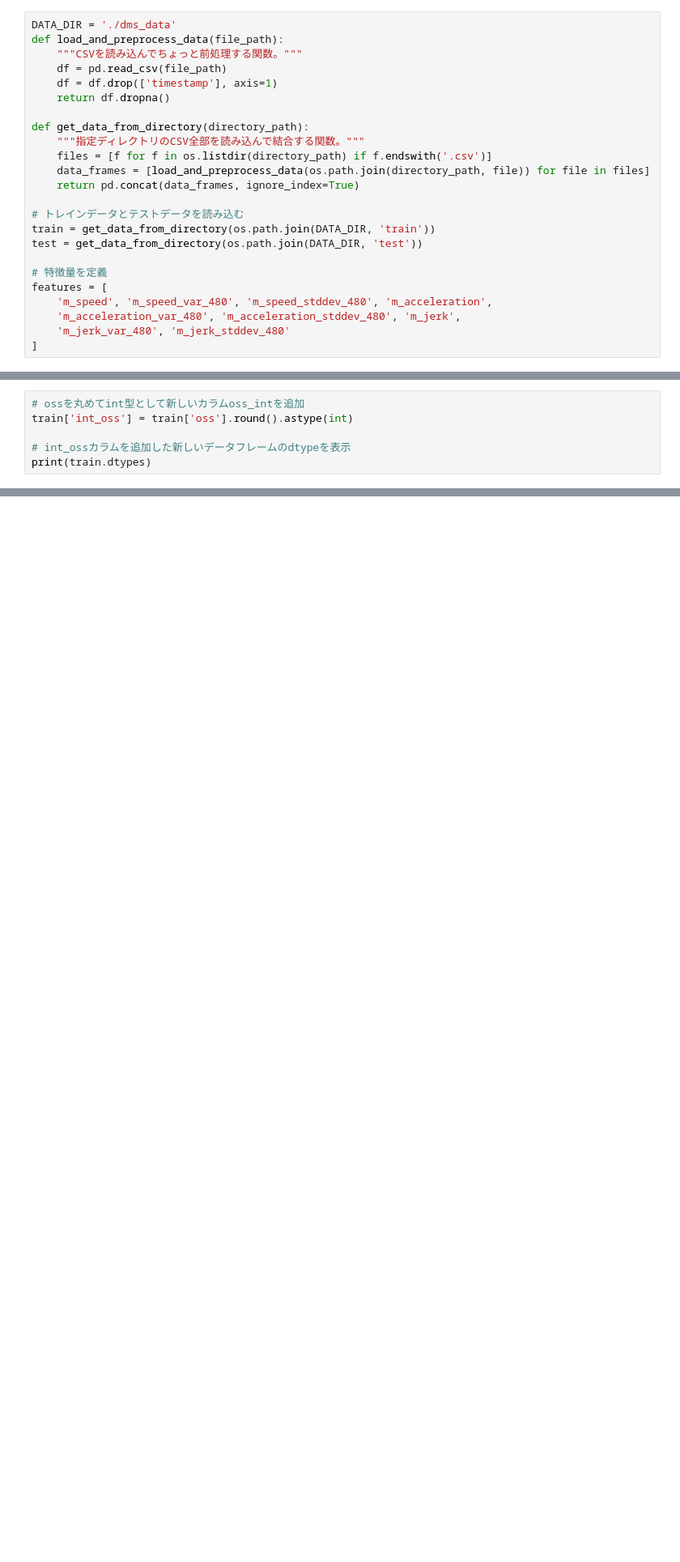
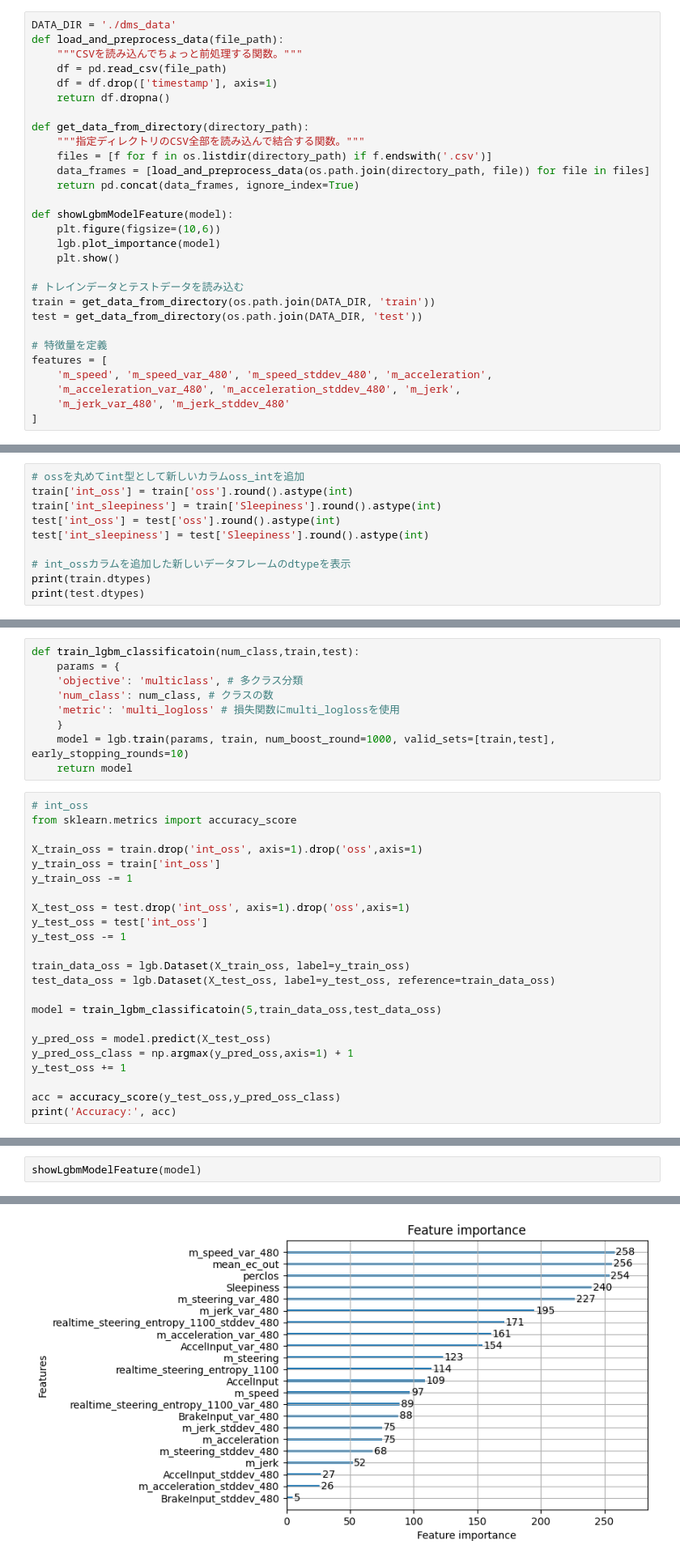
Before and after one commit to BuntinJP/ml, a Jupyter notebook: multiclass-classification.ipynb, the cells around one changed output, grey strips where cells are left out. Shown at 81% size. Drawn from its saved outputs; the diff is of its cells as text; blank space fills up the shorter version.

```diff
--- a/multiclass-classification.ipynb
+++ b/multiclass-classification.ipynb
@@ -26,6 +26,11 @@ def get_data_from_directory(directory_path):
     data_frames = [load_and_preprocess_data(os.path.join(directory_path, file)) for file in files]
     return pd.concat(data_frames, ignore_index=True)
 
+def showLgbmModelFeature(model):
+    plt.figure(figsize=(10,6))
+    lgb.plot_importance(model)
+    plt.show()
+
 # トレインデータとテストデータを読み込む
 train = get_data_from_directory(os.path.join(DATA_DIR, 'train'))
 test = get_data_from_directory(os.path.join(DATA_DIR, 'test'))
@@ -69,9 +74,13 @@ dtype: object
 # %%
 # ossを丸めてint型として新しいカラムoss_intを追加
 train['int_oss'] = train['oss'].round().astype(int)
+train['int_sleepiness'] = train['Sleepiness'].round().astype(int)
+test['int_oss'] = test['oss'].round().astype(int)
+test['int_sleepiness'] = test['Sleepiness'].round().astype(int)
 
 # int_ossカラムを追加した新しいデータフレームのdtypeを表示
 print(train.dtypes)
+print(test.dtypes)
 # %% [output]
 m_speed                                      float64
 m_speed_var_480                              float64
@@ -151,2 +102,34 @@ plt.show()
 # %% [markdown]
 ### LightGBM
+# %%
+def train_lgbm_classificatoin(num_class,train,test):
+    params = {
+    'objective': 'multiclass', # 多クラス分類
+    'num_class': num_class, # クラスの数
+    'metric': 'multi_logloss' # 損失関数にmulti_loglossを使用
+    }
+    model = lgb.train(params, train, num_boost_round=1000, valid_sets=[train,test], early_stopping_rounds=10)
+    return model
+# %%
+# int_oss
+from sklearn.metrics import accuracy_score
+
+X_train_oss = train.drop('int_oss', axis=1).drop('oss',axis=1)
+y_train_oss = train['int_oss']
+y_train_oss -= 1
+
+X_test_oss = test.drop('int_oss', axis=1).drop('oss',axis=1)
+y_test_oss = test['int_oss']
+y_test_oss -= 1
+
+train_data_oss = lgb.Dataset(X_train_oss, label=y_train_oss)
+test_data_oss = lgb.Dataset(X_test_oss, label=y_test_oss, reference=train_data_oss)
+
+model = train_lgbm_classificatoin(5,train_data_oss,test_data_oss)
+
+y_pred_oss = model.predict(X_test_oss)
+y_pred_oss_class = np.argmax(y_pred_oss,axis=1) + 1
+y_test_oss += 1
+
+acc = accuracy_score(y_test_oss,y_pred_oss_class)
+print('Accuracy:', acc)
@@ -152,0 +154,3 @@ plt.show()
+# %%
+showLgbmModelFeature(model)
+# %% [output]
@@ -152,0 +158 @@ plt.show()
+[figure, added]
```
Also changed, not shown: parts of 7 cells of this notebook, 16 other files.
